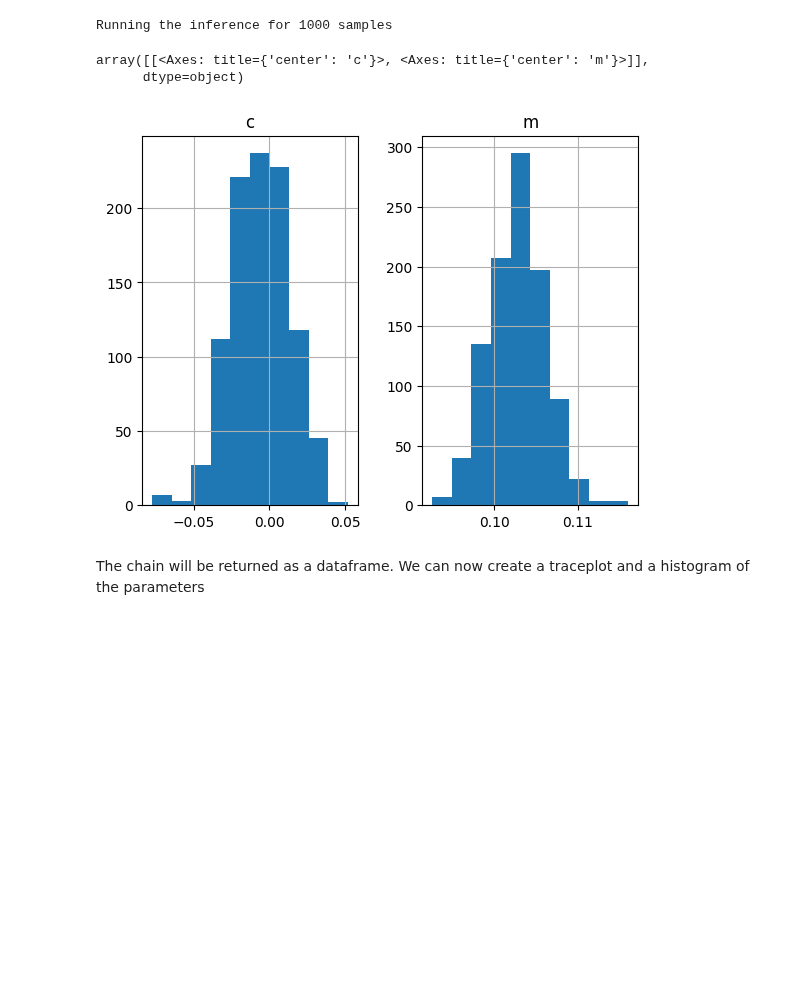
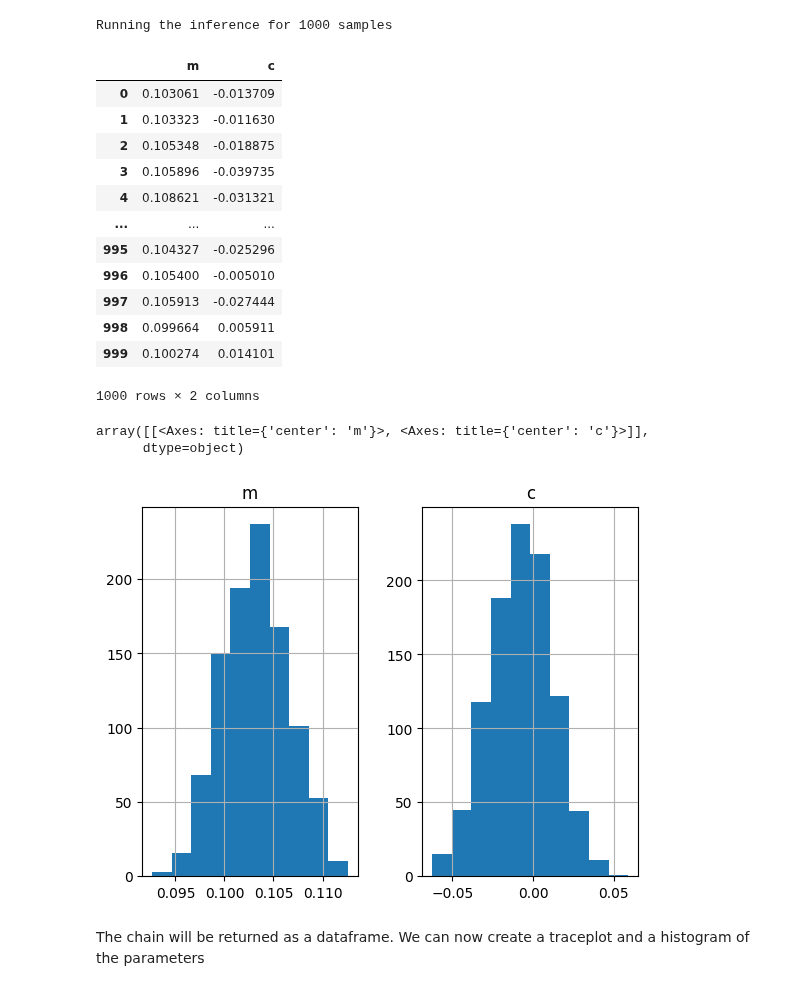
Before and after one commit to Potatoasad/Computational-Physics-Final-Project, a Jupyter notebook: BayesianInferenceTests.ipynb, the cells around one changed output. Drawn from its saved outputs; the diff is of its cells as text; code cells hidden in the pictures; blank space fills up the shorter version.

```diff
--- a/BayesianInferenceTests.ipynb
+++ b/BayesianInferenceTests.ipynb
@@ -63,11 +62,28 @@ result = problem.run(1000)
 # %% [output]
 Running the inference for 1000 samples
 # %%
-result.hist()
+df = pd.DataFrame(result)
+df
 # %% [output]
+|  | m | c |
+| 0 | 0.103061 | -0.013709 |
+| 1 | 0.103323 | -0.011630 |
+| 2 | 0.105348 | -0.018875 |
+| 3 | 0.105896 | -0.039735 |
+| 4 | 0.108621 | -0.031321 |
+| ... | ... | ... |
+| 995 | 0.104327 | -0.025296 |
+| 996 | 0.105400 | -0.005010 |
+| 997 | 0.105913 | -0.027444 |
+| 998 | 0.099664 | 0.005911 |
+| 999 | 0.100274 | 0.014101 |
-array([[<Axes: title={'center': 'c'}>, <Axes: title={'center': 'm'}>]],
-      dtype=object)
+1000 rows × 2 columns
-[figure, removed]
+# %%
+df.hist()
+# %% [output]
+array([[<Axes: title={'center': 'm'}>, <Axes: title={'center': 'c'}>]],
+      dtype=object)
+[figure, added]
 # %% [markdown]
 The chain will be returned as a dataframe. We can now create a traceplot and a histogram of the parameters
 # %%
```
Also changed, not shown: parts of 16 cells of this notebook, 7 other files.
